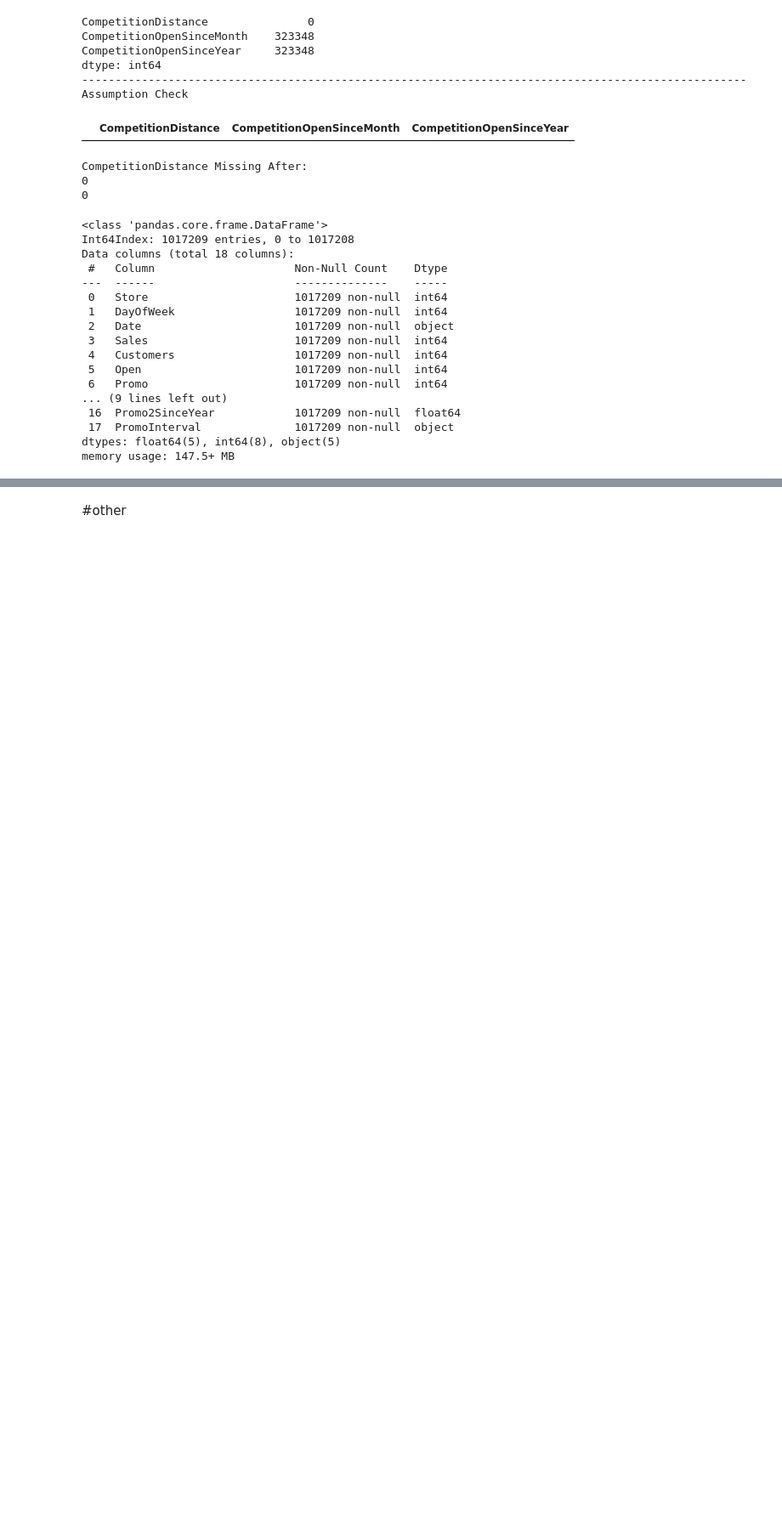
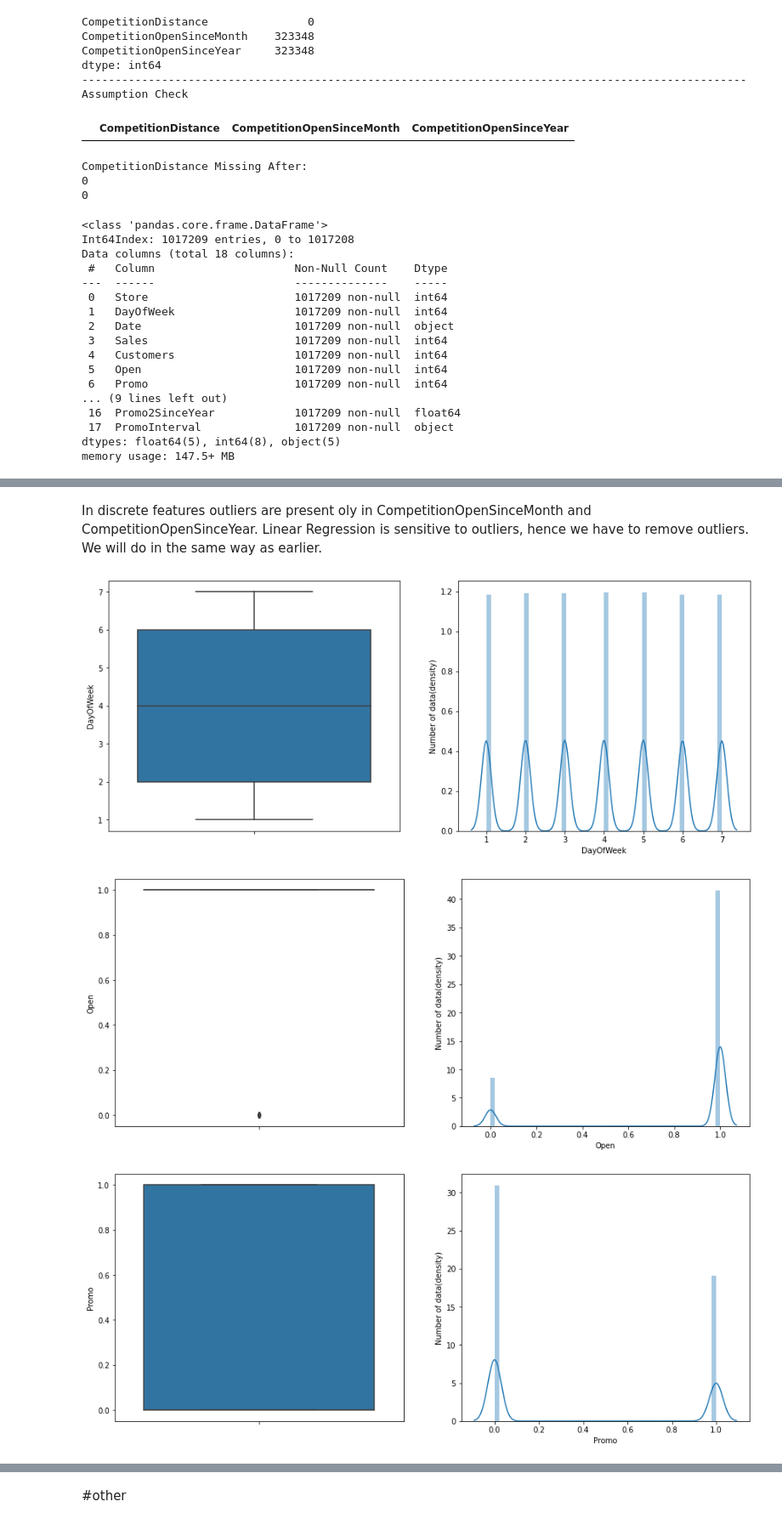
Before and after one commit to almaraj/Null-value-handeling-Outlier-treatment-On-Sales-Data, a Jupyter notebook: Rossmann_Sales_Prediction_Capstone_Project.ipynb, the cells around one changed output, grey strips where cells are left out. Shown at 85% size. Drawn from its saved outputs; the diff is of its cells as text; code cells hidden in the pictures; blank space fills up the shorter version.

```diff
--- a/Rossmann_Sales_Prediction_Capstone_Project.ipynb
+++ b/Rossmann_Sales_Prediction_Capstone_Project.ipynb
@@ -450,0 +672,34 @@ memory usage: 147.5+ MB
+# %% [markdown]
+In discrete features outliers are present oly in CompetitionOpenSinceMonth and CompetitionOpenSinceYear. Linear Regression is sensitive to outliers, hence we have to remove outliers. We will do in the same way as earlier.
+# %%
+#Capping the outlier rows with IQR for feature CompetitionOpenSinceMonth
+IQR= copy_of_data["CompetitionOpenSinceMonth"].quantile(0.75)- copy_of_data["CompetitionOpenSinceMonth"].quantile(0.25)
+lower_bridge =copy_of_data["CompetitionOpenSinceMonth"].quantile(0.25)-1.5*IQR
+upper_bridge =copy_of_data["CompetitionOpenSinceMonth"].quantile(0.25)+1.5*IQR
+copy_of_data.loc[(copy_of_data["CompetitionOpenSinceMonth"] > upper_bridge),"CompetitionOpenSinceMonth"] = int(upper_bridge)
+copy_of_data.loc[(copy_of_data["CompetitionOpenSinceMonth"] < lower_bridge),"CompetitionOpenSinceMonth"] = int(lower_bridge)
+# %%
+#Capping the outlier rows with IQR for feature CompetitionOpenSinceYear
+IQR= copy_of_data["CompetitionOpenSinceYear"].quantile(0.75)- copy_of_data["CompetitionOpenSinceYear"].quantile(0.25)
+lower_bridge =copy_of_data["CompetitionOpenSinceYear"].quantile(0.25)-1.5*IQR
+upper_bridge =copy_of_data["CompetitionOpenSinceYear"].quantile(0.25)+1.5*IQR
+copy_of_data.loc[(copy_of_data["CompetitionOpenSinceYear"] > upper_bridge),"CompetitionOpenSinceYear"] = int(upper_bridge)
+copy_of_data.loc[(copy_of_data["CompetitionOpenSinceYear"] < lower_bridge),"CompetitionOpenSinceYear"] = int(lower_bridge)
+# %%
+for var in discrete:
+    plt.figure(figsize=(15,6))
+    plt.subplot(1, 2, 1)
+    fig = sns.boxplot(y=copy_of_data[var])
+    fig.set_title('')
+    fig.set_ylabel(var)
+
+    plt.subplot(1, 2, 2)
+    fig = sns.distplot(copy_of_data[var].dropna())
+    fig.set_ylabel('Number of data(density)')
+    fig.set_xlabel(var)
+
+    plt.show()
+# %% [output]
+[figure, added]
+[figure, added]
+[figure, added]
```
Also changed, not shown: parts of 75 cells of this notebook.
